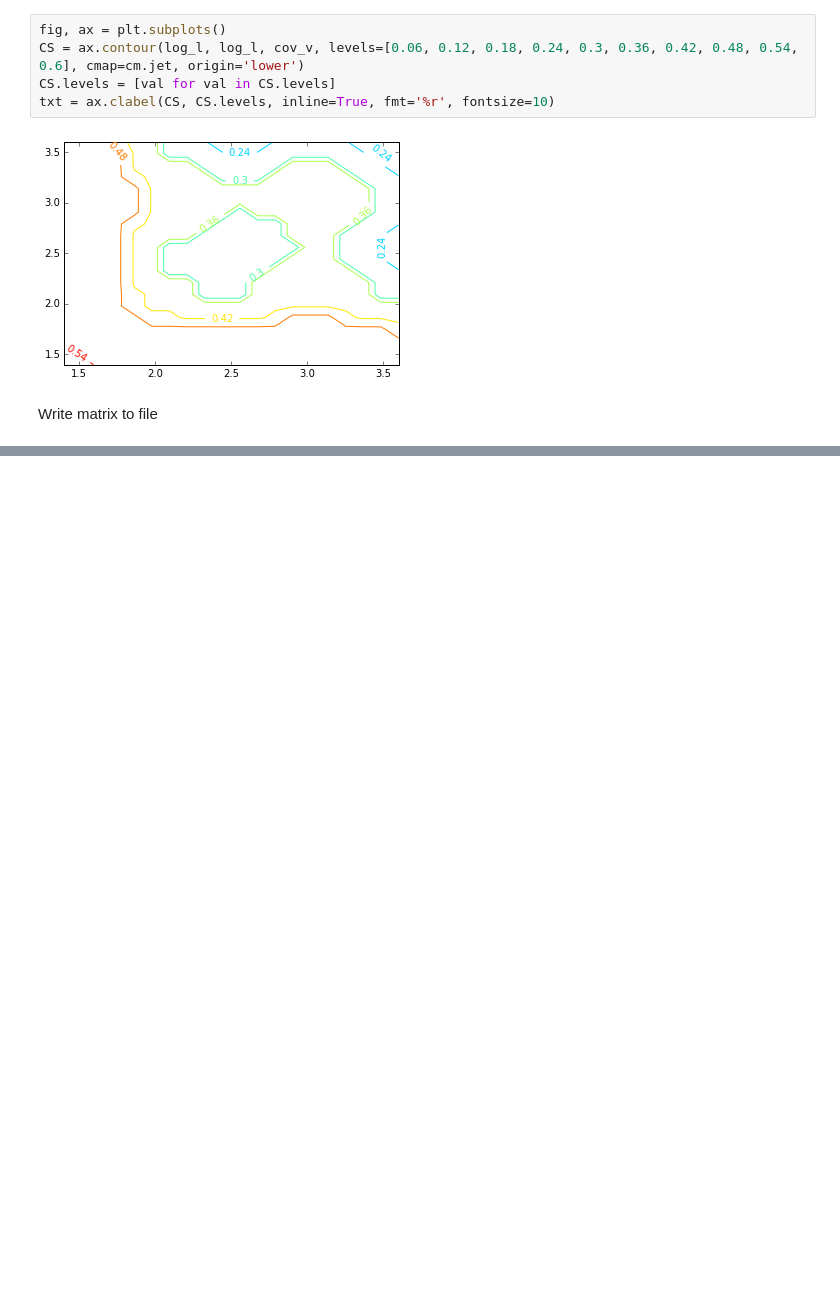
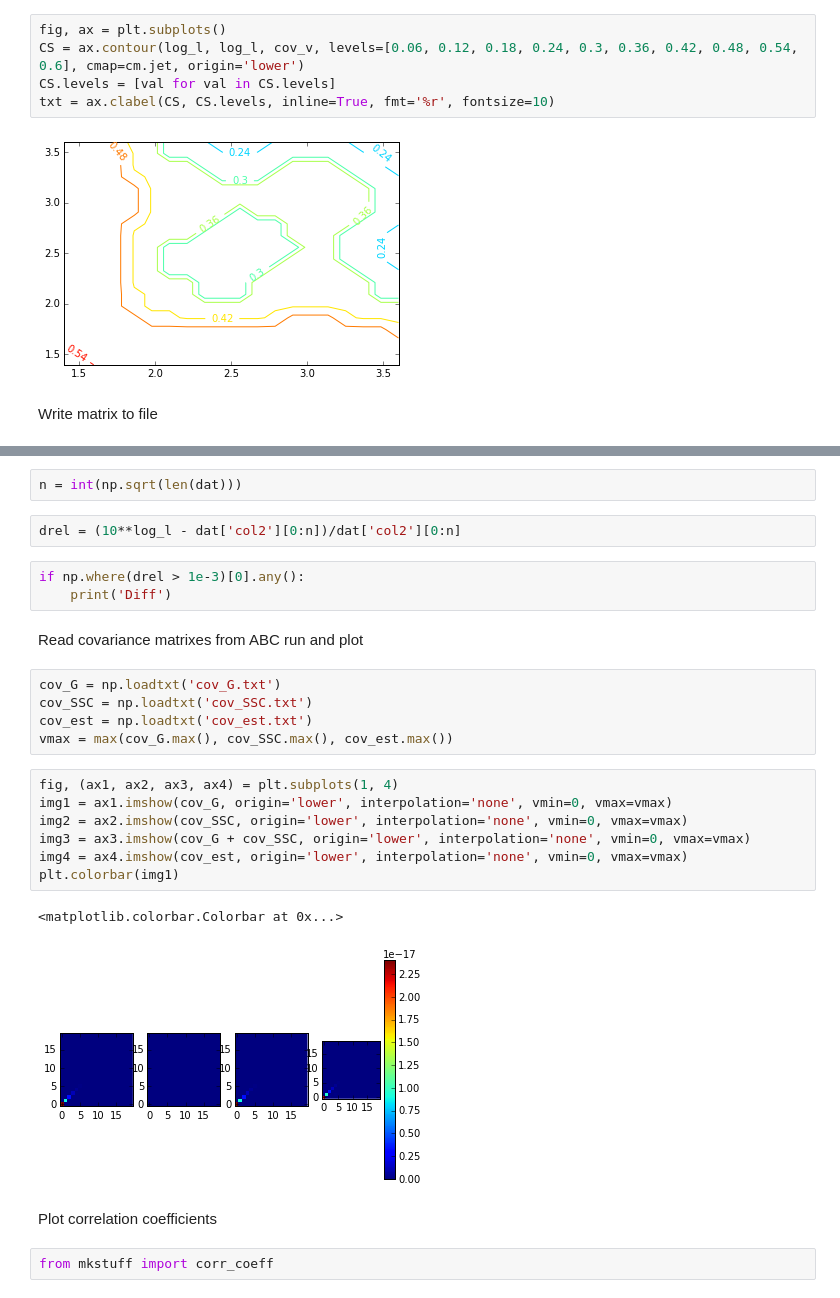
Before and after one commit to emilleishida/CorrMatrix_ABC, a Jupyter notebook: scripts/ABC/WL/Cov_SSC/digitize_Cov_SSC.ipynb, the cells around one changed output, grey strips where cells are left out. Cells and saved outputs as stored; diff of their text form; blank space fills up the shorter version.

```diff
--- a/scripts/ABC/WL/Cov_SSC/digitize_Cov_SSC.ipynb
+++ b/scripts/ABC/WL/Cov_SSC/digitize_Cov_SSC.ipynb
@@ -195,0 +187,28 @@ for i in range(npix+1):
+# %%
+n = int(np.sqrt(len(dat)))
+# %%
+drel = (10**log_l - dat['col2'][0:n])/dat['col2'][0:n]
+# %%
+if np.where(drel > 1e-3)[0].any():
+    print('Diff')
+# %% [markdown]
+Read covariance matrixes from ABC run and plot
+# %%
+cov_G = np.loadtxt('cov_G.txt')
+cov_SSC = np.loadtxt('cov_SSC.txt')
+cov_est = np.loadtxt('cov_est.txt')
+vmax = max(cov_G.max(), cov_SSC.max(), cov_est.max())
+# %%
+fig, (ax1, ax2, ax3, ax4) = plt.subplots(1, 4)
+img1 = ax1.imshow(cov_G, origin='lower', interpolation='none', vmin=0, vmax=vmax)
+img2 = ax2.imshow(cov_SSC, origin='lower', interpolation='none', vmin=0, vmax=vmax)
+img3 = ax3.imshow(cov_G + cov_SSC, origin='lower', interpolation='none', vmin=0, vmax=vmax)
+img4 = ax4.imshow(cov_est, origin='lower', interpolation='none', vmin=0, vmax=vmax)
+plt.colorbar(img1)
+# %% [output]
+<matplotlib.colorbar.Colorbar at 0x...>
+[figure, added]
+# %% [markdown]
+Plot correlation coefficients
+# %%
+from mkstuff import corr_coeff
```
Also changed, not shown: parts of 9 cells of this notebook, 8 other files.
